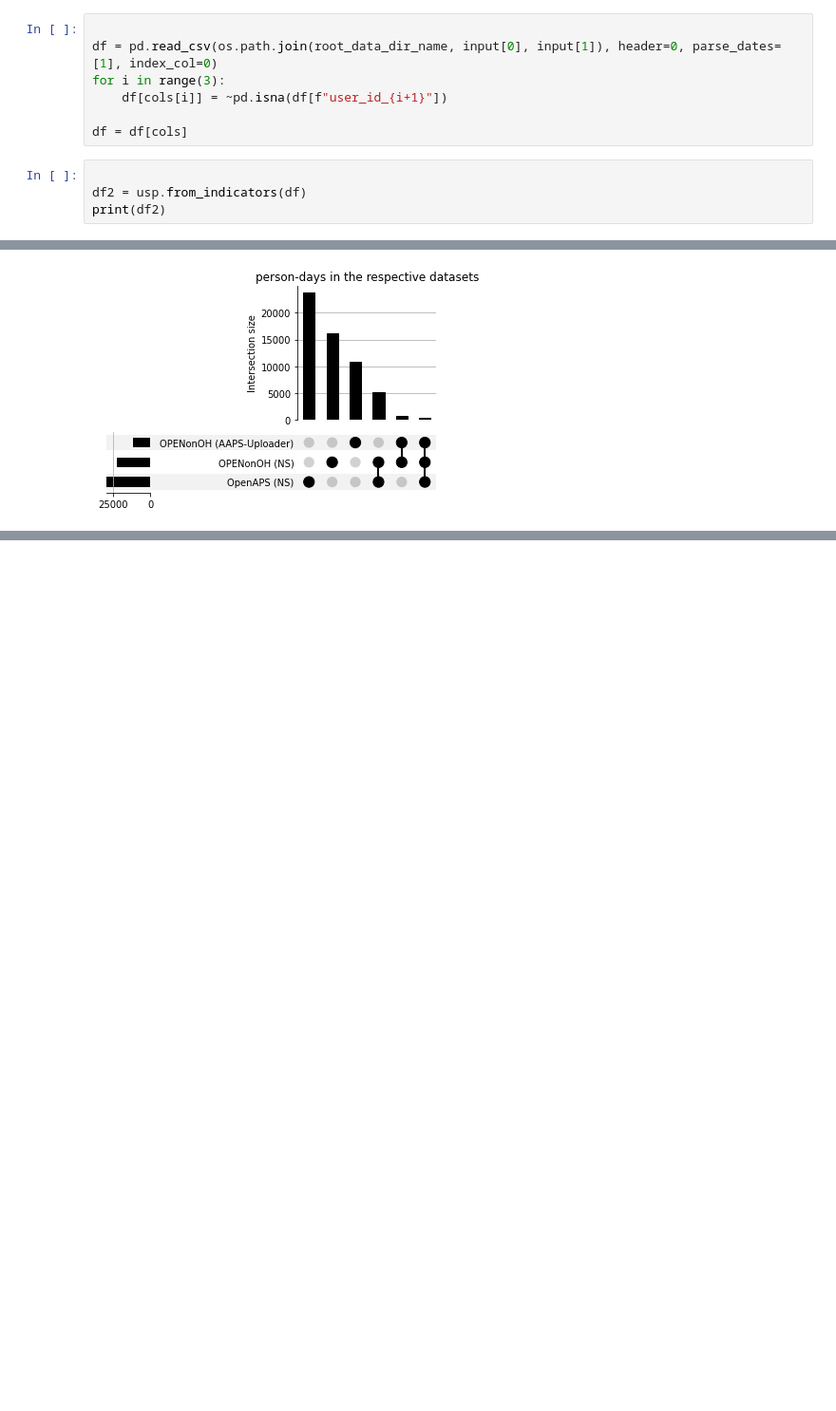
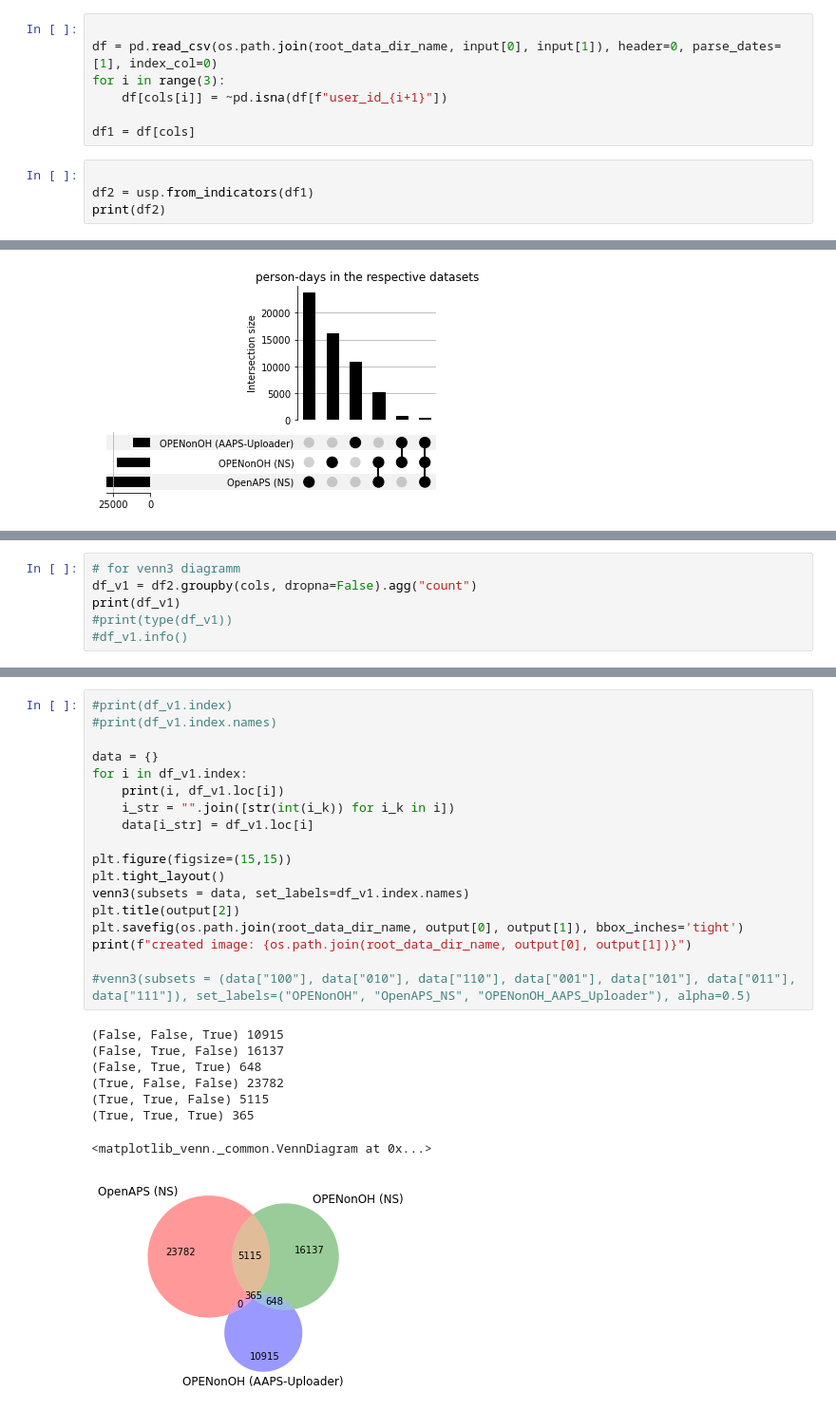
Before and after one commit to berndreinhold/datadriven_dedup, a Jupyter notebook: upsetplot_one_df.ipynb, the cells around one changed output, grey strips where cells are left out. Shown at 95% size. Saved outputs shown, nothing was run; the diff lists cells and outputs as text; blank space fills up the shorter version.

Commit message:
feat(upsetplot_one_df.ipynb): besides the upset plot create also the venn3 diagram.

```diff
--- a/upsetplot_one_df.ipynb
+++ b/upsetplot_one_df.ipynb
@@ -31,10 +31,10 @@ df = pd.read_csv(os.path.join(root_data_dir_name, input[0], input[1]), header=0,
 for i in range(3):
     df[cols[i]] = ~pd.isna(df[f"user_id_{i+1}"])
 
-df = df[cols]
+df1 = df[cols]
 # %%
 
-df2 = usp.from_indicators(df)
+df2 = usp.from_indicators(df1)
 print(df2)
 # %% [output]
 OpenAPS (NS)  OPENonOH (NS)  OPENonOH (AAPS-Uploader)
@@ -75,0 +70,6 @@ created image: /home/reinhold/Daten/OPEN/Duplicate_persons_data_per_user_id_date
+# %%
+# for venn3 diagramm
+df_v1 = df2.groupby(cols, dropna=False).agg("count")
+print(df_v1)
+#print(type(df_v1))
+#df_v1.info()
@@ -75,0 +85,27 @@ created image: /home/reinhold/Daten/OPEN/Duplicate_persons_data_per_user_id_date
+# %%
+#print(df_v1.index)
+#print(df_v1.index.names)
+
+data = {}
+for i in df_v1.index:
+    print(i, df_v1.loc[i])
+    i_str = "".join([str(int(i_k)) for i_k in i])
+    data[i_str] = df_v1.loc[i]
+
+plt.figure(figsize=(15,15))
+plt.tight_layout()
+venn3(subsets = data, set_labels=df_v1.index.names)
+plt.title(output[2])
+plt.savefig(os.path.join(root_data_dir_name, output[0], output[1]), bbox_inches='tight')
+print(f"created image: {os.path.join(root_data_dir_name, output[0], output[1])}")
+
+#venn3(subsets = (data["100"], data["010"], data["110"], data["001"], data["101"], data["011"], data["111"]), set_labels=("OPENonOH", "OpenAPS_NS", "OPENonOH_AAPS_Uploader"), alpha=0.5)
+# %% [output]
+(False, False, True) 10915
+(False, True, False) 16137
+(False, True, True) 648
+(True, False, False) 23782
+(True, True, False) 5115
+(True, True, True) 365
+<matplotlib_venn._common.VennDiagram at 0x...>
+[figure, added]
```
Also changed, not shown: parts of 4 cells of this notebook.
